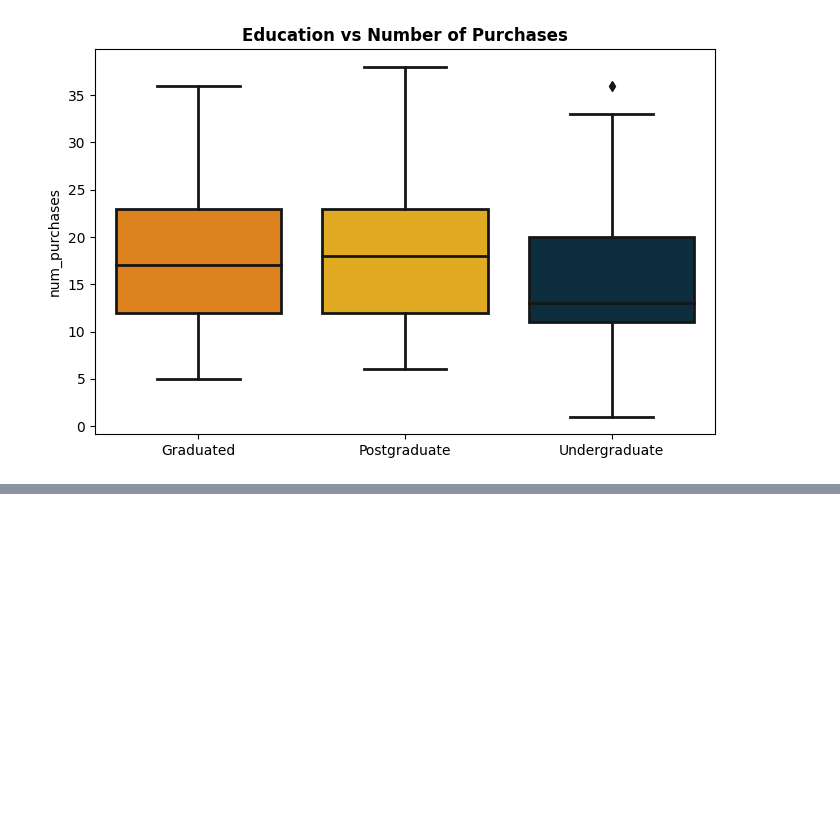
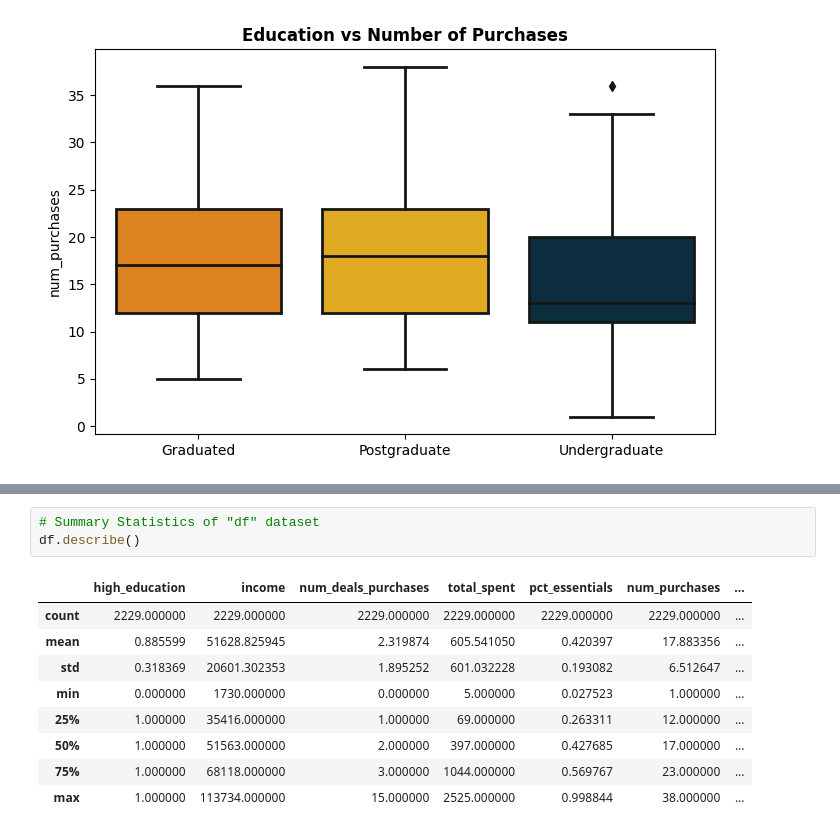
Before and after one commit to azadealmasi/Market-Basket-Analysis-and-Customer-Clustering, a Jupyter notebook: Market Basket Analysis and Customer Clustering.ipynb, the cells around one changed output, grey strips where cells are left out. Drawn from its saved outputs; the diff is of its cells as text; blank space fills up the shorter version.

```diff
--- a/Market Basket Analysis and Customer Clustering.ipynb
+++ b/Market Basket Analysis and Customer Clustering.ipynb
@@ -341,0 +362,13 @@ plt.show()
+# %%
+# Summary Statistics of "df" dataset
+df.describe()
+# %% [output]
+|  | high_education | income | num_deals_purchases | total_spent | pct_essentials | num_purchases | ... |
+| count | 2229.000000 | 2229.000000 | 2229.000000 | 2229.000000 | 2229.000000 | 2229.000000 | ... |
+| mean | 0.885599 | 51628.825945 | 2.319874 | 605.541050 | 0.420397 | 17.883356 | ... |
+| std | 0.318369 | 20601.302353 | 1.895252 | 601.032228 | 0.193082 | 6.512647 | ... |
+| min | 0.000000 | 1730.000000 | 0.000000 | 5.000000 | 0.027523 | 1.000000 | ... |
+| 25% | 1.000000 | 35416.000000 | 1.000000 | 69.000000 | 0.263311 | 12.000000 | ... |
+| 50% | 1.000000 | 51563.000000 | 2.000000 | 397.000000 | 0.427685 | 17.000000 | ... |
+| 75% | 1.000000 | 68118.000000 | 3.000000 | 1044.000000 | 0.569767 | 23.000000 | ... |
+| max | 1.000000 | 113734.000000 | 15.000000 | 2525.000000 | 0.998844 | 38.000000 | ... |
```
Also changed, not shown: parts of 19 cells of this notebook.
